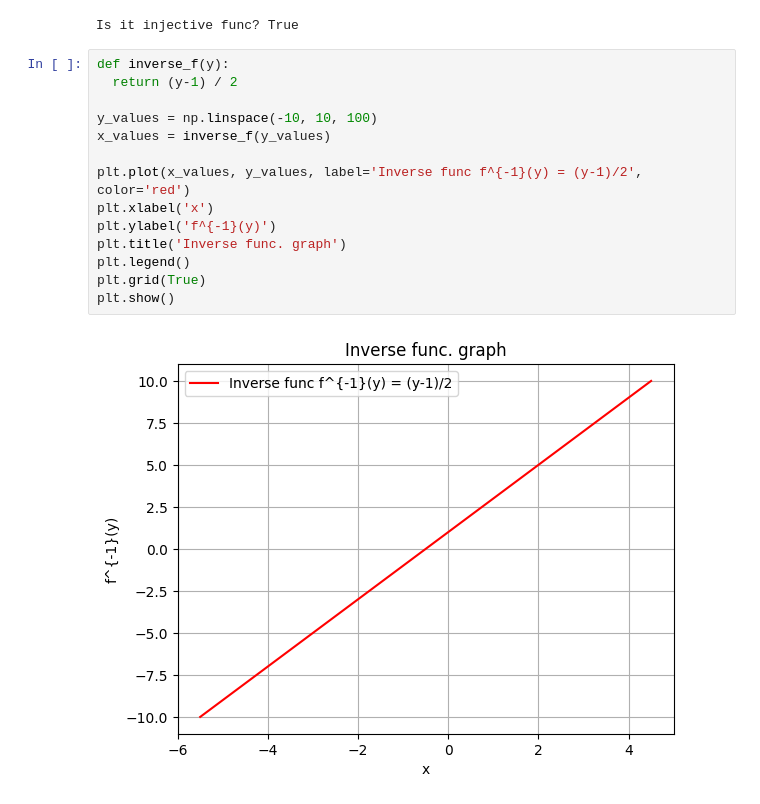
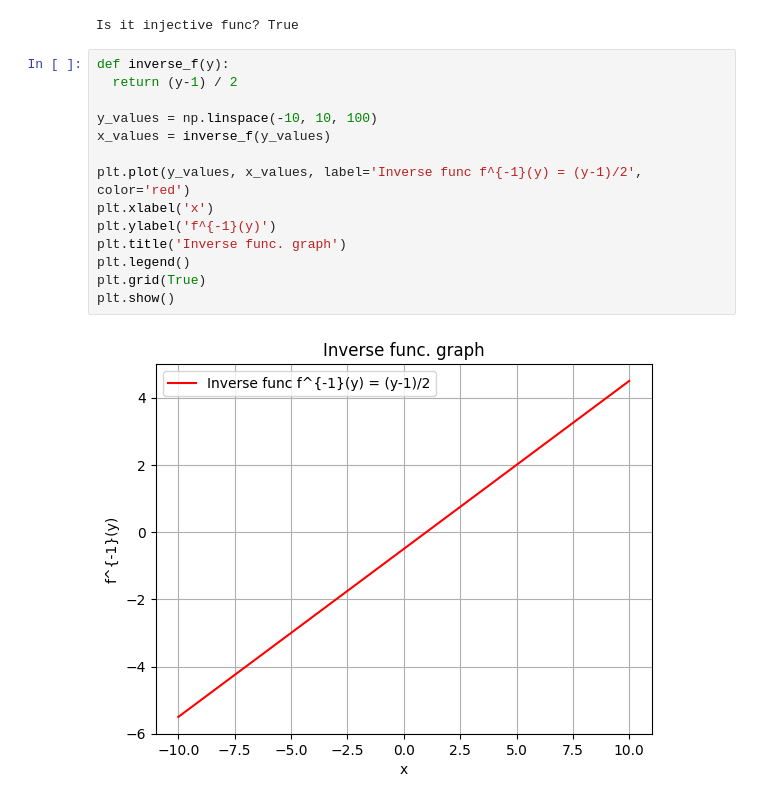
Before and after one commit to yebisaeng/2025.math, a Jupyter notebook: 6장_함수_실습.ipynb, the cells around one changed output. Drawn from its saved outputs; the diff is of its cells as text.

```diff
--- a/6장_함수_실습.ipynb
+++ b/6장_함수_실습.ipynb
@@ -36,16 +36,16 @@ Is it injective func? True
 # %%
 def inverse_f(y):
   return (y-1) / 2
 
 y_values = np.linspace(-10, 10, 100)
 x_values = inverse_f(y_values)
 
-plt.plot(x_values, y_values, label='Inverse func f^{-1}(y) = (y-1)/2', color='red')
+plt.plot(y_values, x_values, label='Inverse func f^{-1}(y) = (y-1)/2', color='red')
 plt.xlabel('x')
 plt.ylabel('f^{-1}(y)')
 plt.title('Inverse func. graph')
 plt.legend()
 plt.grid(True)
 plt.show()
 # %% [output]
-[figure, old version]
+[figure, new version]
```
